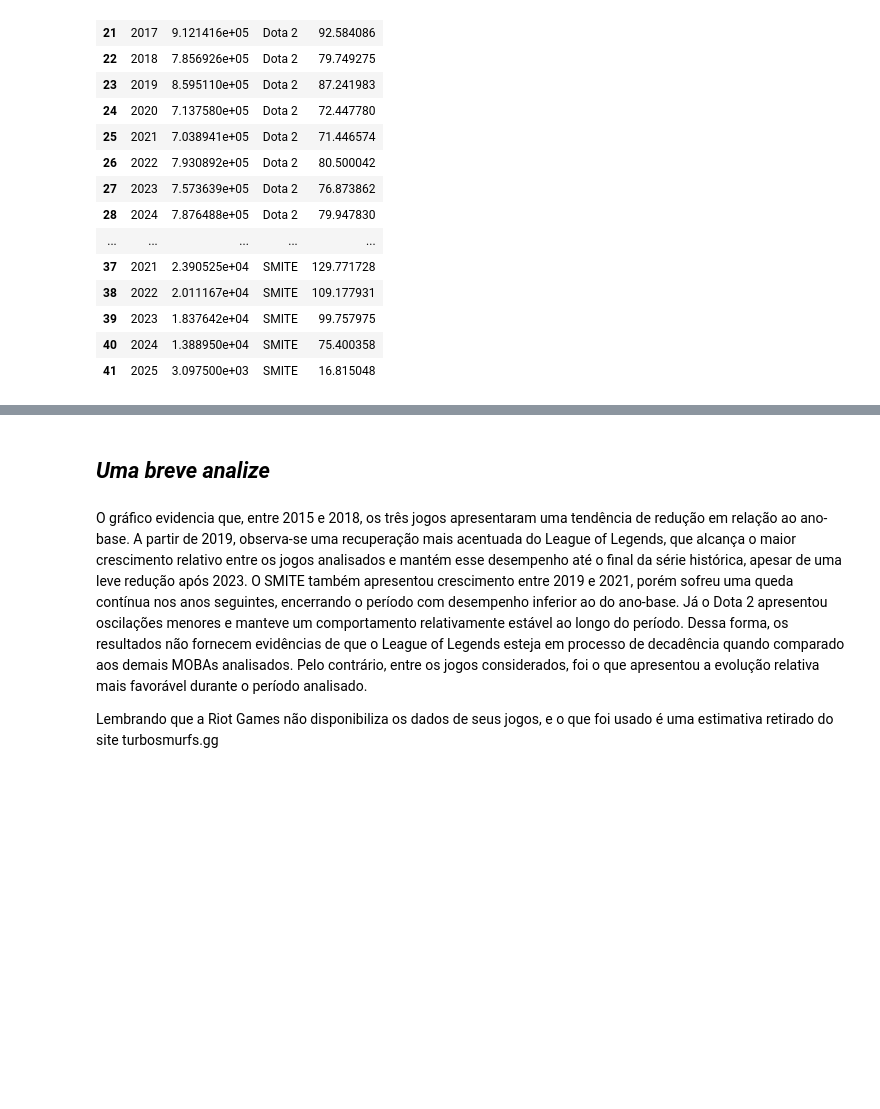
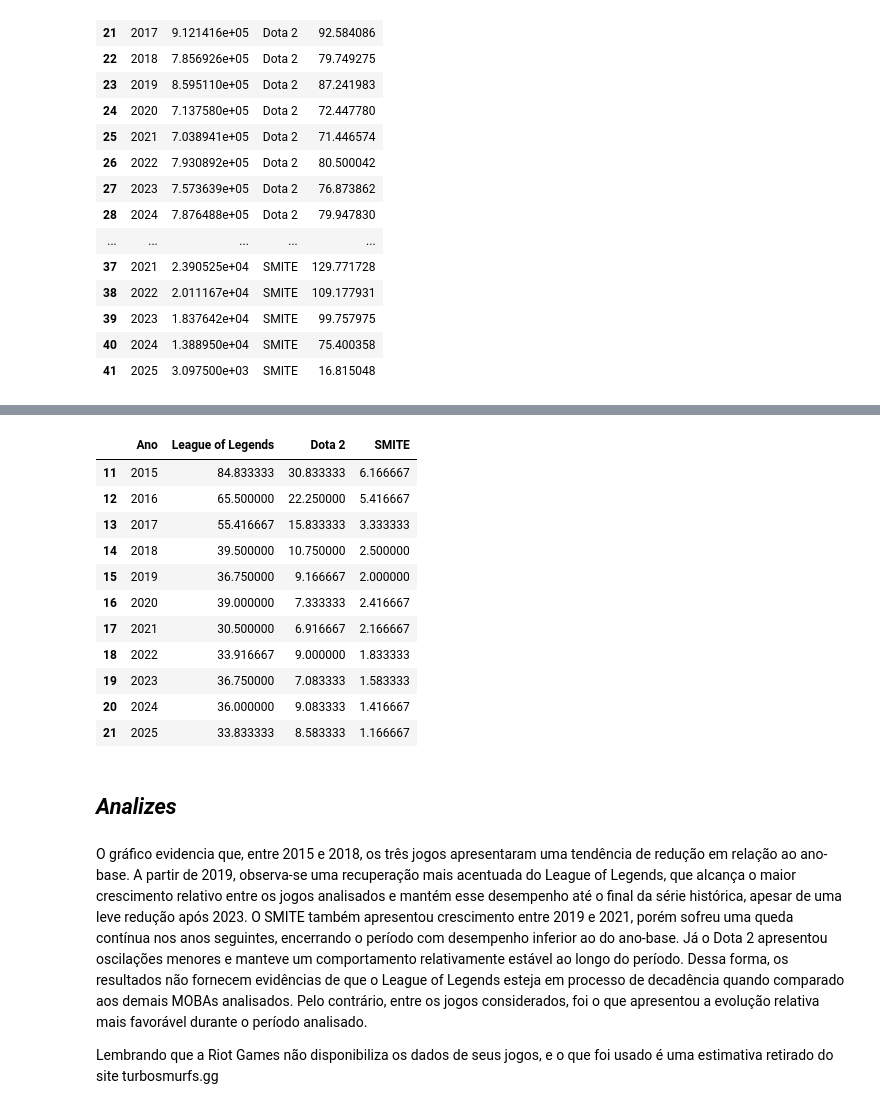
Before and after one commit to GabrielMSAlbino/Lol-esta-acabando-ponto-de-interogacao, a Jupyter notebook: lol_esta_acabandov2.ipynb, the cells around one changed output, grey strips where cells are left out. Saved outputs shown, nothing was run; the diff lists cells and outputs as text; code cells hidden in the pictures; blank space fills up the shorter version.

Commit message:
Google Trends
Trouxe o número de pesquisa dos três mobas utilizando o próprio google como fonte.

```diff
--- a/lol_esta_acabandov2.ipynb
+++ b/lol_esta_acabandov2.ipynb
@@ -427,0 +412,2 @@ df_todos.head(33)
+# %%
+df_trends_moba =pd.read_csv("google_trends_mobas.csv")
@@ -427,0 +437,15 @@ df_todos.head(33)
+# %%
+df_trends_moba['Time'] = pd.to_datetime(df_trends_moba['Time'])
+
+df_trends_moba['Ano'] = df_trends_moba['Time'].dt.year
+
+df_trends_moba_anual = (
+    df_trends_moba
+    .groupby('Ano', as_index=False)
+    .mean(numeric_only=True)
+)
+df_trends_moba_anual = df_trends_moba_anual.rename(
+    columns={
+        'Smite': 'SMITE'
+    }
+)
@@ -427,0 +461,21 @@ df_todos.head(33)
+# %%
+df_trends_moba_anual_filtro = df_trends_moba_anual[
+    df_trends_moba_anual['Ano'].between(
+        ano_base,
+        ano_limite
+        )
+]
+df_trends_moba_anual_filtro.head(21)
+# %% [output]
+|  | Ano | League of Legends | Dota 2 | SMITE |
+| 11 | 2015 | 84.833333 | 30.833333 | 6.166667 |
+| 12 | 2016 | 65.500000 | 22.250000 | 5.416667 |
+| 13 | 2017 | 55.416667 | 15.833333 | 3.333333 |
+| 14 | 2018 | 39.500000 | 10.750000 | 2.500000 |
+| 15 | 2019 | 36.750000 | 9.166667 | 2.000000 |
+| 16 | 2020 | 39.000000 | 7.333333 | 2.416667 |
+| 17 | 2021 | 30.500000 | 6.916667 | 2.166667 |
+| 18 | 2022 | 33.916667 | 9.000000 | 1.833333 |
+| 19 | 2023 | 36.750000 | 7.083333 | 1.583333 |
+| 20 | 2024 | 36.000000 | 9.083333 | 1.416667 |
+| 21 | 2025 | 33.833333 | 8.583333 | 1.166667 |
@@ -428,5 +496,5 @@ df_todos.head(33)
 # %% [markdown]
-## ***Uma breve analize***
+## ***Analizes***
 # %%
 df_todos = pd.read_csv('comparacao_base100.csv')
 
```
Also changed, not shown: parts of 11 cells of this notebook, 3 other files.
